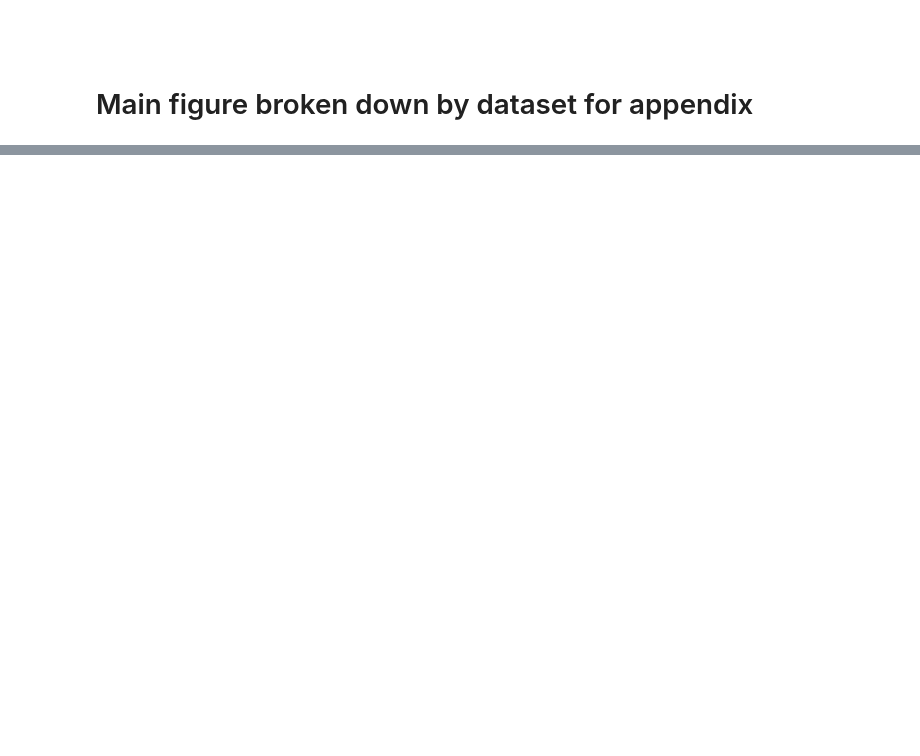
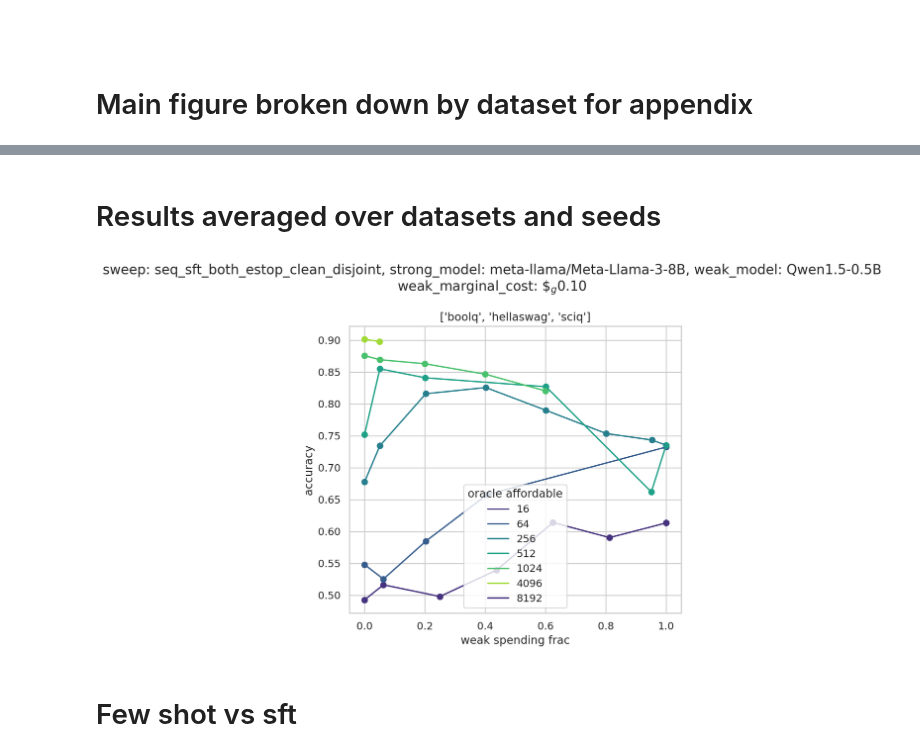
Before and after one commit to EleutherAI/scalable-elicitation, a Jupyter notebook: figures.ipynb, the cells around one changed output, grey strips where cells are left out. Cells and saved outputs as stored; diff of their text form; code cells hidden in the pictures; blank space fills up the shorter version.

```diff
--- a/figures.ipynb
+++ b/figures.ipynb
@@ -186,3 +187,59 @@ plt.show()
+# %% [markdown]
+# Results averaged over datasets and seeds
+# %%
+sns.set_theme(style="whitegrid")
+sns.set_palette("viridis")
+
+weak_marginal_cost = 1/10
+weak_model = "Qwen1.5-0.5B"
+strong_model = "meta-llama/Meta-Llama-3-8B"
+
+sweep_name = "seq_sft_both_estop_clean_disjoint"
+weak_spending_fracs = [0.0, 0.05, 0.2, 0.4, 0.6, 0.8, 0.95, 1.0]
+oracle_affordables = [16, 64, 256, 512, 1024, 4096, 8192]
+current_base_ds_names = base_ds_names[:3]  # TODO
+
+kind = "{base_name}_" + weak_model
+
+fig, ax = plt.subplots(1, 1, figsize=(6, 6), sharex=True, sharey=True, dpi=200)
+plt.sca(ax)
+# saliences = salience_df.loc[(ds_name, strong_model)]
+# salience_weak, salience_oracle = saliences["salience_weak"], saliences["salience_oracle"]
+
+for oracle_affordable in oracle_affordables:
+    accs = []
+    actual_wsfs = []
+    for wsf in weak_spending_fracs:
+        osf = 1 - wsf
+        n_oracle = int(wsf * oracle_affordable)
+        n_weak = int((oracle_affordable - n_oracle) / weak_marginal_cost)
+        current_accs = []
+        for j, base_ds_name in enumerate(current_base_ds_names):
+            ds_name = kind.format(base_name=base_ds_name)
+            run_name = (ds_name,
+                strong_model,
+                sweep_name)
+            acc = find_result_by_n(results_df, n_weak, n_oracle, run_name, rtol=0.05, verbose=False)
+            current_accs.append(acc)
+        if any(ca is None for ca in current_accs):
+            continue
+        accs.append(np.mean(current_accs))
+        actual_wsfs.append(1 - (n_oracle / (n_oracle + n_weak * weak_marginal_cost)))
+
+    plt.plot(actual_wsfs, accs, label=f"{oracle_affordable}")
+    plt.scatter(actual_wsfs, accs)
+
+plt.xlabel("weak spending frac")
+plt.ylabel("accuracy")
+plt.title(current_base_ds_names)
+plt.legend(title="oracle affordable")
+plt.suptitle(f"sweep: {sweep_name}, strong_model: {strong_model}, weak_model: {weak_model}\nweak_marginal_cost: \\$$_g${weak_marginal_cost:.2f}")
+plt.tight_layout()
+plt.show()
+# %% [output]
+[figure, added]
+# %% [markdown]
+# Few shot vs sft
 # %%
 results_df.xs("weak_prompted_oracle_sft_estop", level="sweep_name")
 # %% [output]
```
Also changed, not shown: parts of 3 cells of this notebook, 5 other files.
